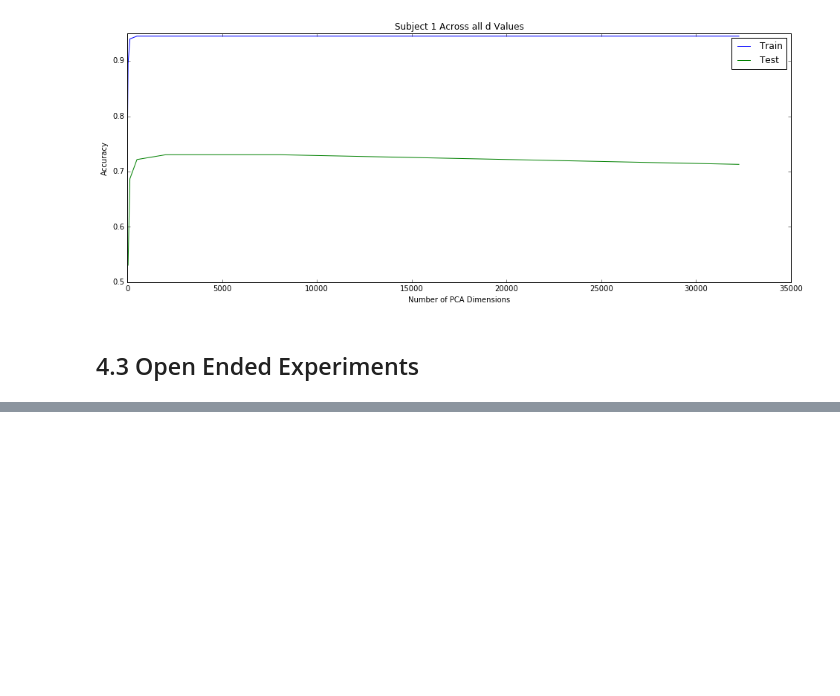
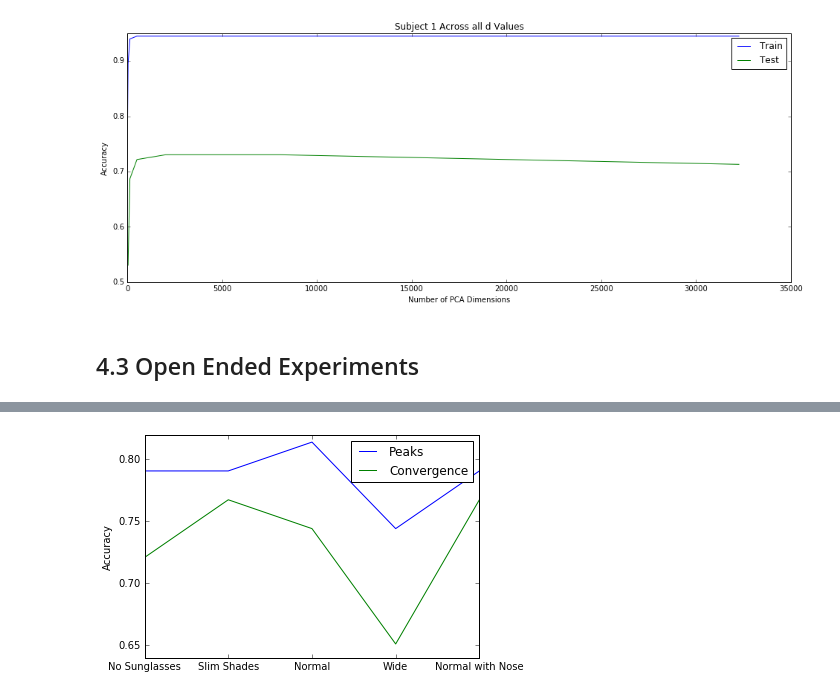
Before and after one commit to devanshg25/Facial_Recognition_Software, a Jupyter notebook: devanshg_tzjin_project1.ipynb, the cells around one changed output, grey strips where cells are left out. Drawn from its saved outputs; the diff is of its cells as text; code cells hidden in the pictures; blank space fills up the shorter version.

```diff
--- a/devanshg_tzjin_project1.ipynb
+++ b/devanshg_tzjin_project1.ipynb
@@ -543,0 +522,11 @@ IndentationError: expected an indented block (<ipython-input-113-daadd1b30c33>,
+# %%
+plt.figure()
+x = range(len(titles))
+plt.xticks(x, titles)
+plt.plot(x, peaks)
+plt.plot(x, convs)
+plt.ylabel('Accuracy')
+plt.legend(['Peaks', 'Convergence'])
+plt.show()
+# %% [output]
+[figure, added]
```
Also changed, not shown: parts of 29 cells of this notebook.
